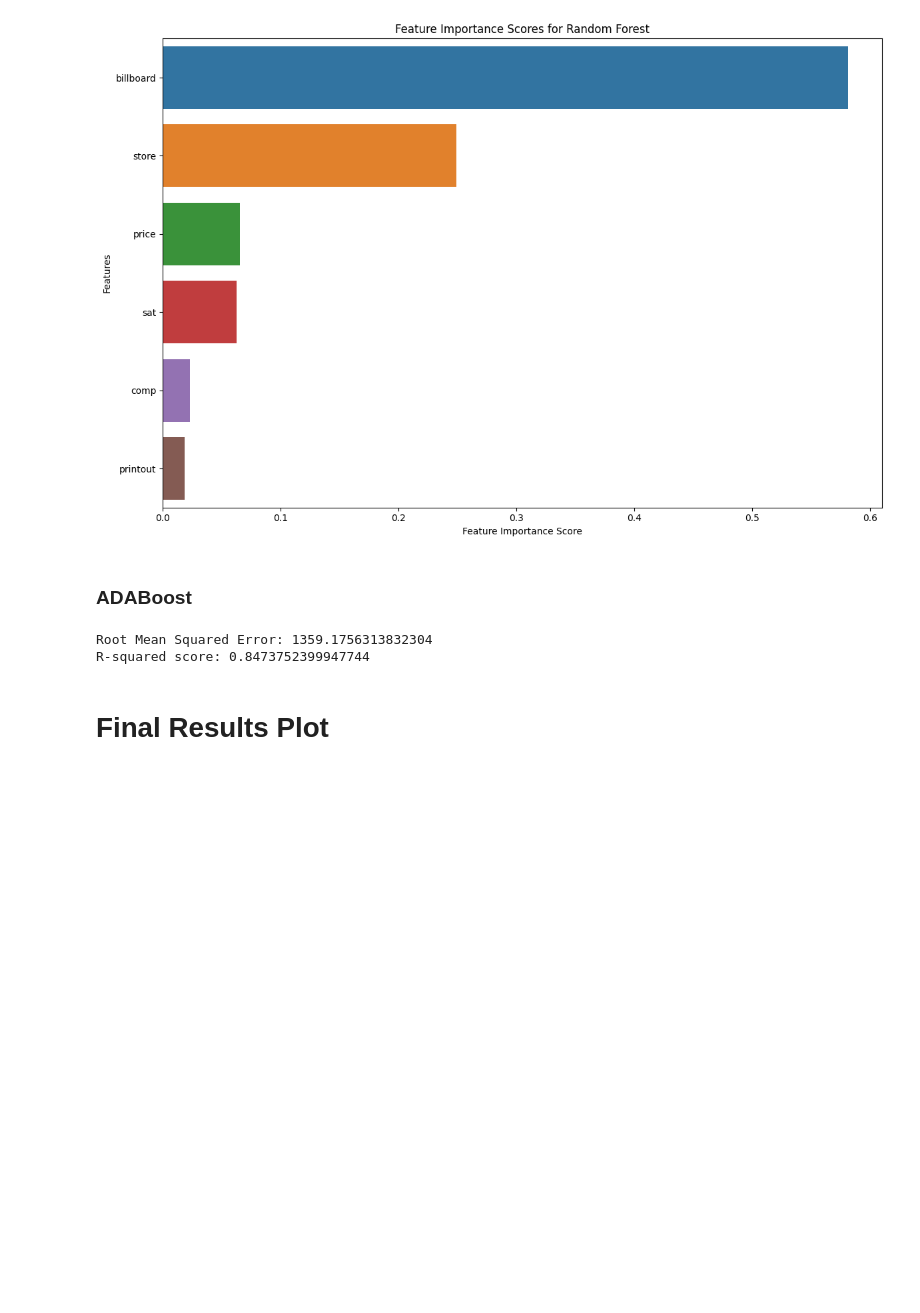
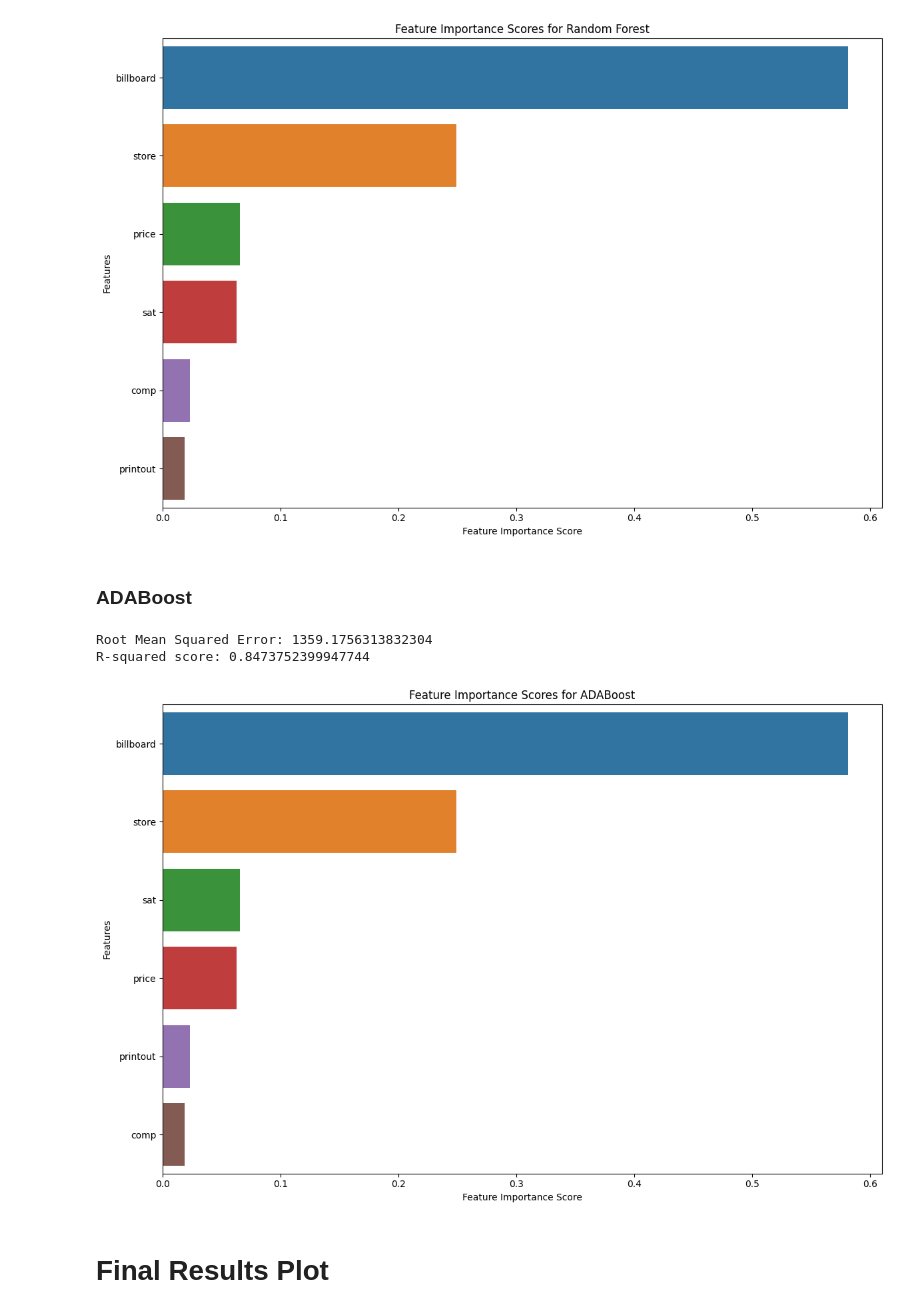
Before and after one commit to torchflash/MMAI831-AIOS-Assignment, a Jupyter notebook: Amir/MMAI_831_AI_in_Marketing_AIOS_Assignemt.ipynb, the cells around one changed output. Saved outputs shown, nothing was run; the diff lists cells and outputs as text; code cells hidden in the pictures; blank space fills up the shorter version.

```diff
--- a/Amir/MMAI_831_AI_in_Marketing_AIOS_Assignemt.ipynb
+++ b/Amir/MMAI_831_AI_in_Marketing_AIOS_Assignemt.ipynb
@@ -236,7 +279,7 @@ Adjusted R-squared: 0.906698681442107
 from sklearn.linear_model import Ridge
 
 # Create and train the Ridge regression model
-ridge_model = Ridge(alpha= 2)  # Set the alpha parameter (regularization strength) as desired
+ridge_model = Ridge(alpha= 900 )  # Set the alpha parameter (regularization strength) as desired
 ridge_model.fit(X_train, y_train)
 
 # Make predictions on the test set
@@ -244,14 +287,14 @@ y_pred = ridge_model.predict(X_test)
 
 # Evaluate the model
 mse = mean_squared_error(y_test, y_pred)
-rmse = np.sqrt(mse)
-print("Root Mean Squared Error:", rmse)
+ridge_rmse = np.sqrt(mse)
+print("Root Mean Squared Error:", ridge_rmse)
 
-r2 = r2_score(y_test, y_pred)
-print("R-squared score:", r2)
+ridge_r2 = r2_score(y_test, y_pred)
+print("R-squared score:", ridge_r2)
 
 n = len(y_test)
 p = X_test.shape[1]
-adjusted_r2 = 1 - (1 - r2) * ((n - 1) / (n - p - 1))
+adjusted_r2 = 1 - (1 - ridge_r2) * ((n - 1) / (n - p - 1))
 print("Adjusted R-squared:", adjusted_r2)
 # %% [output]
@@ -552,6 +593,20 @@ print("R-squared score:", ada_r2)
 # %% [output]
 Root Mean Squared Error: 1359.1756313832304
 R-squared score: 0.8473752399947744
+# %%
+# Calculate feature importance scores
+ada_feature_scores = pd.Series(ada_reg.feature_importances_, index=X_train_df.columns).sort_values(ascending=False)
+
+# Create bar plot of feature importance scores
+f, ax = plt.subplots(figsize=(12, 8))
+ax = sns.barplot(x=rf_feature_scores, y=ada_feature_scores.index)
+ax.set_title("Feature Importance Scores for ADABoost")
+ax.set_xlabel("Feature Importance Score")
+ax.set_ylabel("Features")
+plt.tight_layout()
+plt.show()
+# %% [output]
+[figure, added]
 # %% [markdown]
 # Final Results Plot
 # %%
```
Also changed, not shown: parts of 18 cells of this notebook, 1 other file.
